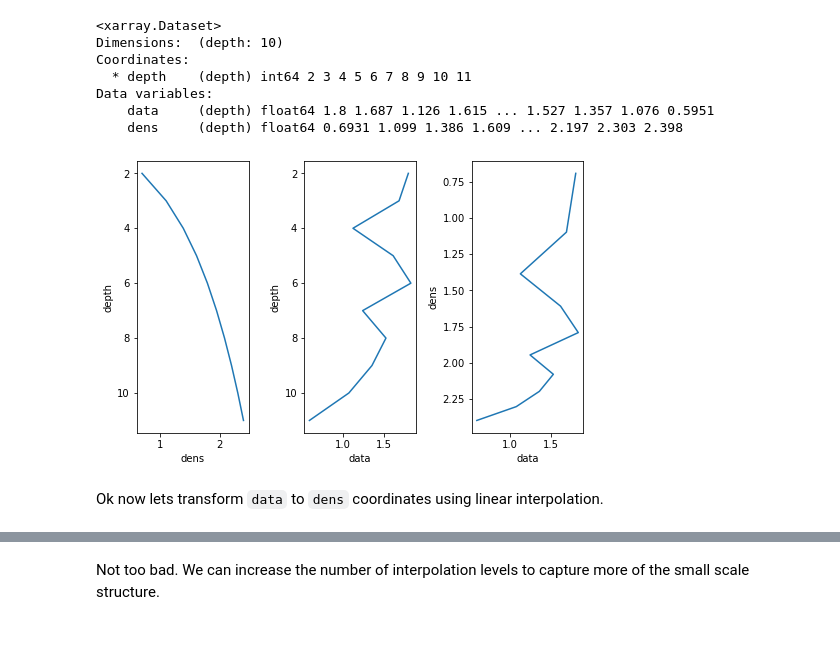
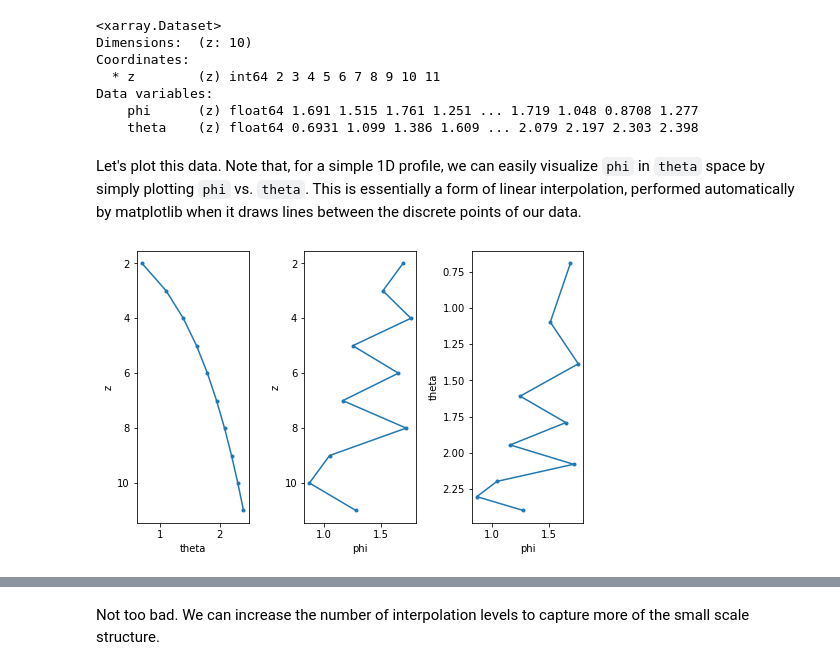
Before and after one commit to xgcm/xgcm, a Jupyter notebook: doc/transform.ipynb, the cells around one changed output, grey strips where cells are left out. Saved outputs shown, nothing was run; the diff lists cells and outputs as text; code cells hidden in the pictures; blank space fills up the shorter version.

```diff
--- a/doc/transform.ipynb
+++ b/doc/transform.ipynb
@@ -10,33 +28,28 @@ import matplotlib.pyplot as plt
 # %%
-# create a simple test dataset
-
 z = np.arange(2, 12)
-data = xr.DataArray(np.flip(np.log(z)*0.5+ np.random.rand(len(z))), dims=['depth'], coords={'depth':z})
-target_data = xr.DataArray(np.log(z), dims=['depth'], coords={'depth':z})
-# try with linear density
-
-ds = xr.Dataset({'data':data, 'dens':target_data})
+theta = xr.DataArray(np.log(z), dims=['z'], coords={'z': z})
+phi = xr.DataArray(np.flip(np.log(z)*0.5+ np.random.rand(len(z))), dims=['z'], coords={'z':z})
+ds = xr.Dataset({'phi': phi, 'theta': theta})
 ds
 # %% [output]
 <xarray.Dataset>
-Dimensions:  (depth: 10)
+Dimensions:  (z: 10)
 Coordinates:
-  * depth    (depth) int64 2 3 4 5 6 7 8 9 10 11
+  * z        (z) int64 2 3 4 5 6 7 8 9 10 11
 Data variables:
-    data     (depth) float64 1.8 1.687 1.126 1.615 ... 1.527 1.357 1.076 0.5951
-    dens     (depth) float64 0.6931 1.099 1.386 1.609 ... 2.197 2.303 2.398
+    phi      (z) float64 1.691 1.515 1.761 1.251 ... 1.719 1.048 0.8708 1.277
+    theta    (z) float64 0.6931 1.099 1.386 1.609 ... 2.079 2.197 2.303 2.398
+# %% [markdown]
+Let's plot this data. Note that, for a simple 1D profile, we can easily visualize `phi` in `theta` space by simply plotting `phi` vs. `theta`. This is essentially a form of linear interpolation, performed automatically by matplotlib when it draws lines between the discrete points of our data.
 # %%
-# Plot the data in depth and density
+def plot_profile():
+    fig, (ax1, ax2, ax3) = plt.subplots(ncols=3, figsize=[8,5])
+    ds.theta.plot(ax=ax1, y='z', marker='.', yincrease=False)
+    ds.phi.plot(ax=ax2, y='z', marker='.', yincrease=False)
+    ds.swap_dims({'z': 'theta'}).phi.plot(ax=ax3, y='theta', marker='.', yincrease=False)
+    fig.subplots_adjust(wspace=0.5)
+    return ax3
 
-fig, (ax1, ax2, ax3) = plt.subplots(ncols=3, figsize=[8,5])
-ds.dens.plot(ax=ax1, y='depth', yincrease=False)
-ds.data.plot(ax=ax2, y='depth', yincrease=False)
-ax3.plot(ds.data, ds.dens, )
-ax3.set_ylabel('dens')
-ax3.set_xlabel('data')
-ax3.yaxis.set_inverted(True)
-fig.subplots_adjust(wspace=0.5)
+plot_profile();
 # %% [output]
-[figure, old version]
+[figure, new version]
-# %% [markdown]
-Ok now lets transform `data` to `dens` coordinates using linear interpolation.
```
Also changed, not shown: parts of 57 cells of this notebook, 1 other file.
